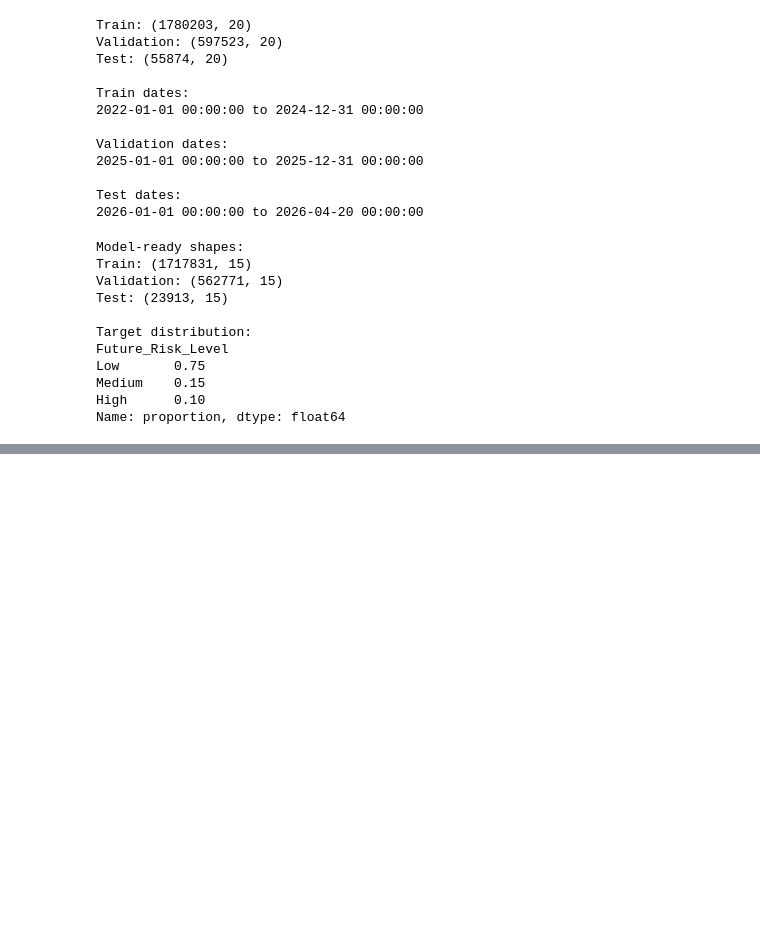
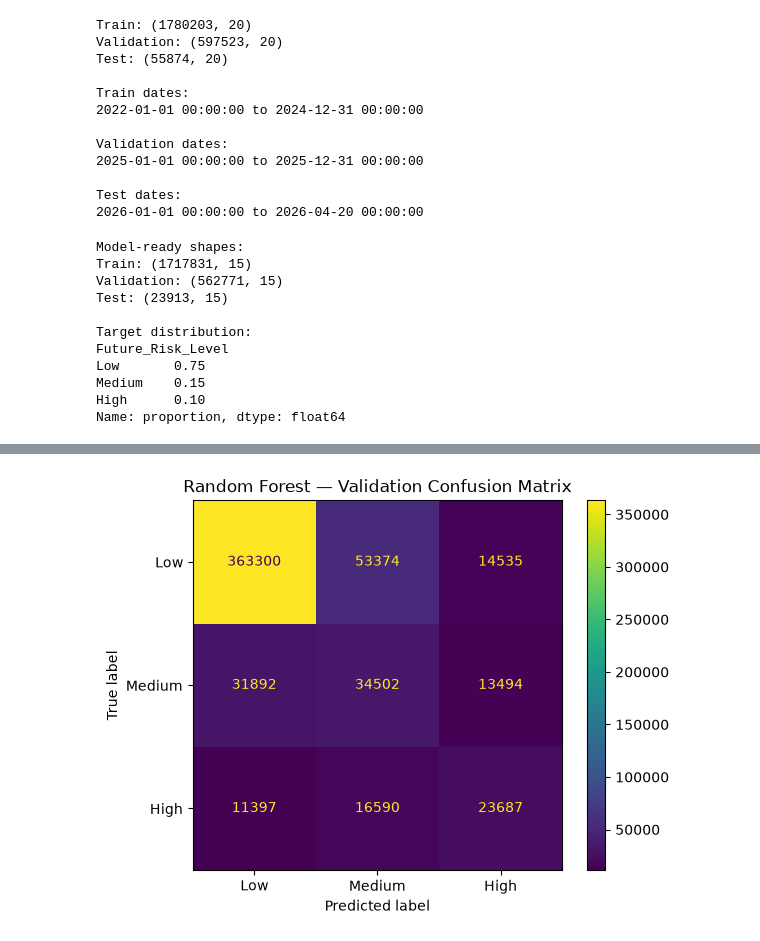
Before and after one commit to sayani-code/food-price-volatility-ml, a Jupyter notebook: notebooks/04_model_training.ipynb, the cells around one changed output, grey strips where cells are left out. Cells and saved outputs as stored; diff of their text form; code cells hidden in the pictures; blank space fills up the shorter version.

Commit message:
feat: train and evaluate risk classification models

```diff
--- a/notebooks/04_model_training.ipynb
+++ b/notebooks/04_model_training.ipynb
@@ -581,0 +713,28 @@ Name: proportion, dtype: float64
+# %%
+random_forest_model = Pipeline(
+    steps=[
+        ("preprocessor", preprocessor),
+        (
+            "classifier",
+            RandomForestClassifier(
+                n_estimators=100,
+                random_state=42,
+                n_jobs=-1,
+                class_weight="balanced"
+            )
+        )
+    ]
+)
+
+random_forest_model.fit(X_train, y_train)
+
+rf_val_predictions = random_forest_model.predict(X_val)
+
+print("Random Forest — Validation Performance")
+print(
+    classification_report(
+        y_val,
+        rf_val_predictions,
+        zero_division=0
+    )
+)
@@ -581,0 +752,14 @@ Name: proportion, dtype: float64
+# %%
+from sklearn.metrics import ConfusionMatrixDisplay
+import matplotlib.pyplot as plt
+
+ConfusionMatrixDisplay.from_predictions(
+    y_val,
+    rf_val_predictions,
+    labels=["Low", "Medium", "High"]
+)
+
+plt.title("Random Forest — Validation Confusion Matrix")
+plt.show()
+# %% [output]
+[figure, added]
```
Also changed, not shown: parts of 11 cells of this notebook.
